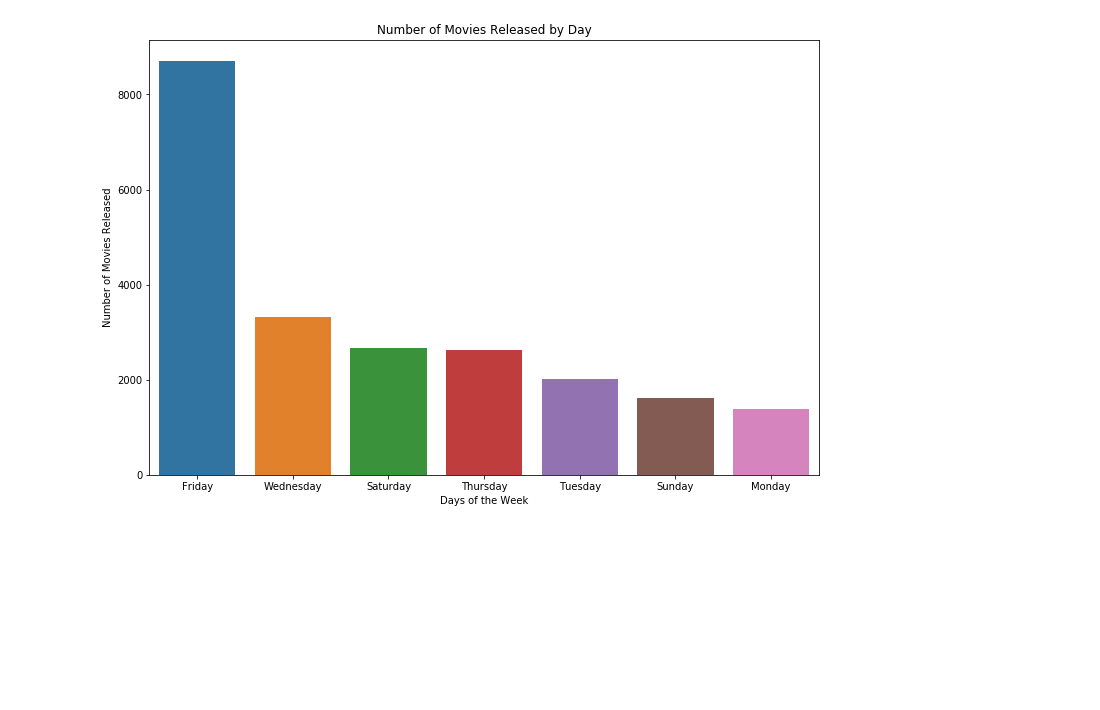
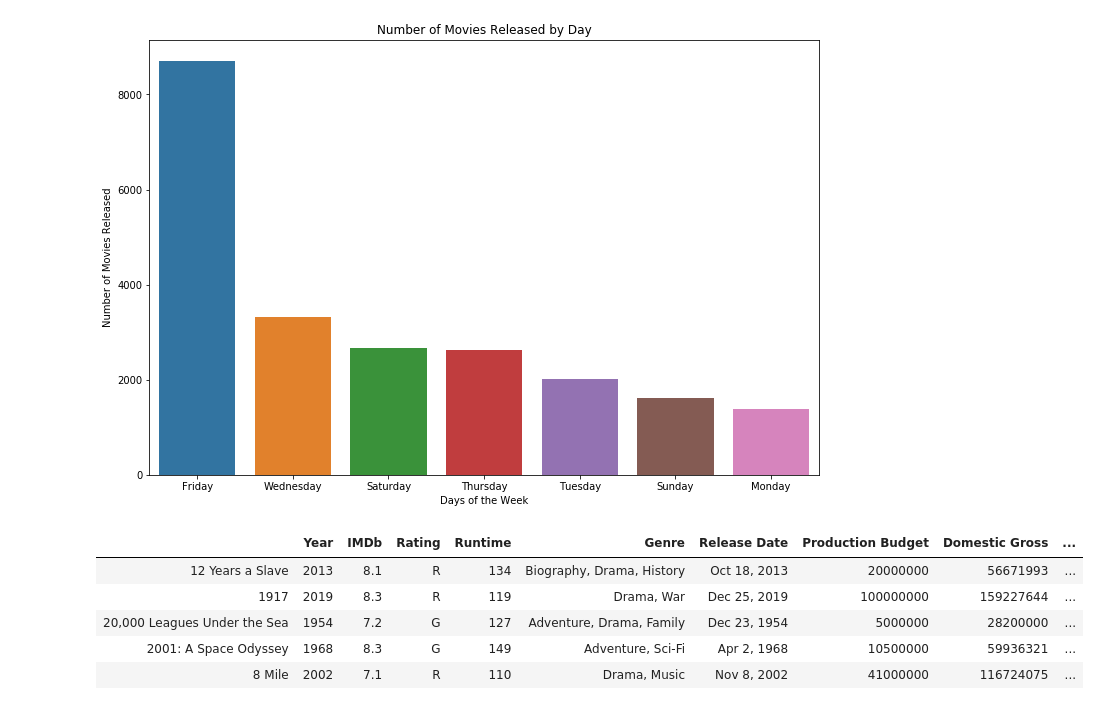
Before and after one commit to drdavis043/Movie-, a Jupyter notebook: Preliminary EDA.ipynb, the cells around one changed output. Drawn from its saved outputs; the diff is of its cells as text; code cells hidden in the pictures; blank space fills up the shorter version.

```diff
--- a/Preliminary EDA.ipynb
+++ b/Preliminary EDA.ipynb
@@ -98,0 +105,13 @@ Text(0, 0.5, 'Number of Movies Released')
+# %%
+imdb_budgets_df.set_index('Movie', inplace=True)
+awards_df.set_index('film_name', inplace=True)
+
+budgets_and_awards = imdb_budgets_df.join(awards_df, how='inner')
+budgets_and_awards.head()
+# %% [output]
+|  | Year | IMDb | Rating | Runtime | Genre | Release Date | Production Budget | Domestic Gross | ... |
+| 12 Years a Slave | 2013 | 8.1 | R | 134 | Biography, Drama, History | Oct 18, 2013 | 20000000 | 56671993 | ... |
+| 1917 | 2019 | 8.3 | R | 119 | Drama, War | Dec 25, 2019 | 100000000 | 159227644 | ... |
+| 20,000 Leagues Under the Sea | 1954 | 7.2 | G | 127 | Adventure, Drama, Family | Dec 23, 1954 | 5000000 | 28200000 | ... |
+| 2001: A Space Odyssey | 1968 | 8.3 | G | 149 | Adventure, Sci-Fi | Apr 2, 1968 | 10500000 | 59936321 | ... |
+| 8 Mile | 2002 | 7.1 | R | 110 | Drama, Music | Nov 8, 2002 | 41000000 | 116724075 | ... |
```
Also changed, not shown: parts of 3 cells of this notebook.
